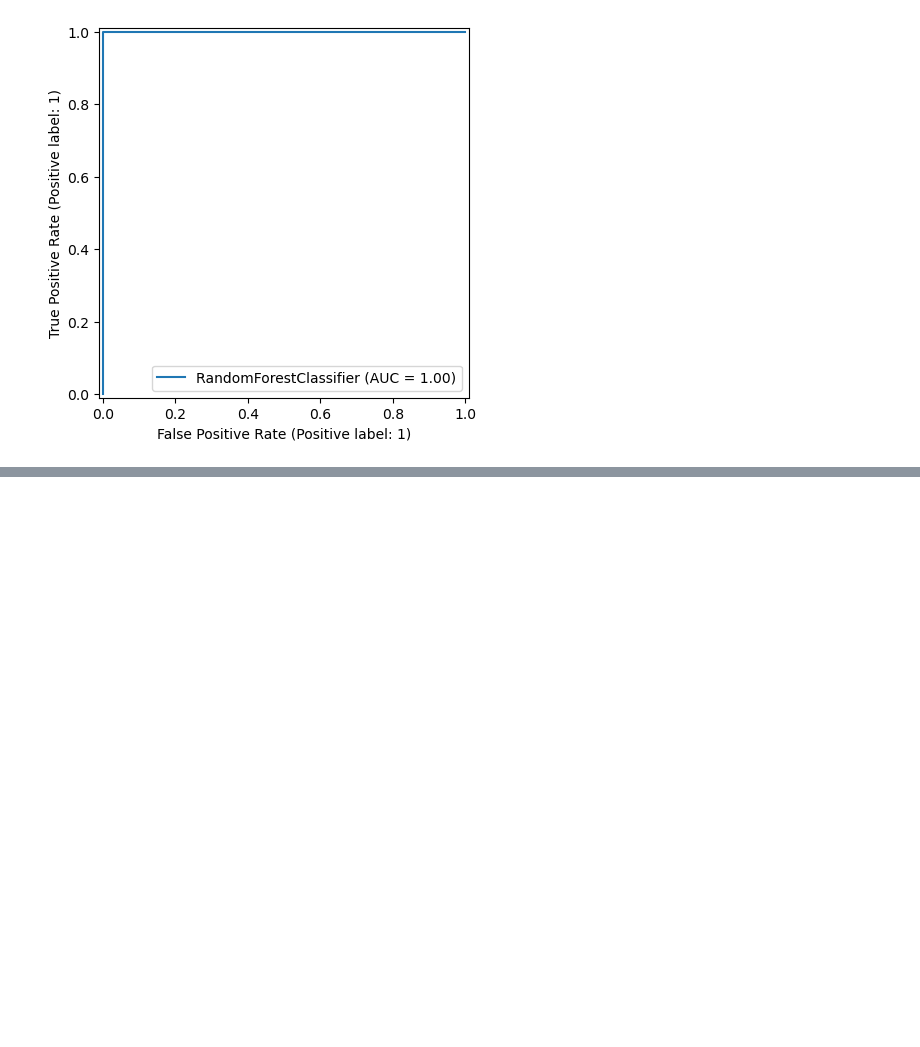
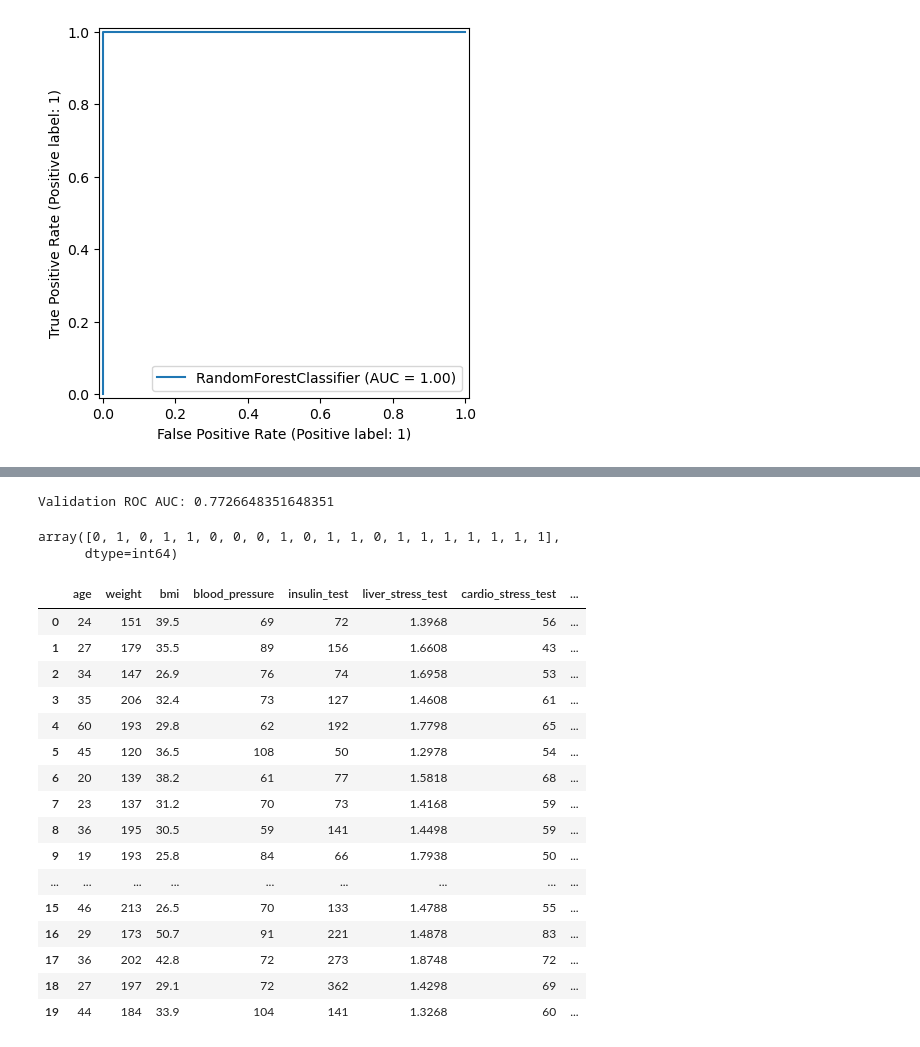
Before and after one commit to dsogden/Pluralsight_Assessment, a Jupyter notebook: assessment.ipynb, the cells around one changed output, grey strips where cells are left out. Saved outputs shown, nothing was run; the diff lists cells and outputs as text; code cells hidden in the pictures; blank space fills up the shorter version.

```diff
--- a/assessment.ipynb
+++ b/assessment.ipynb
@@ -261,0 +368,65 @@ RocCurveDisplay.from_estimator(rfc, X_val, y_val)
+# %%
+columns = [
+    'age', 'bmi', 'weight', 'height', 'blood_pressure', 'insulin_test', 'liver_stress_test',
+    'cardio_stress_test', 'years_smoking'
+]
+
+X = train_copy[columns]
+y = train_copy.zeta_disease
+X_train, X_val, y_train, y_val = train_test_split(
+    X, y, shuffle=True, stratify=y, test_size=0.2, random_state=1
+)
+# %%
+from sklearn.model_selection import RandomizedSearchCV
+
+param_distributions = {
+    'n_estimators': np.arange(100, 500, 100),
+    'max_depth': np.arange(1, 11, 2),
+    'min_samples_split': np.arange(2, 9, 2),
+    'min_samples_leaf': np.arange(1, 5, 2),
+}
+rf = RandomForestClassifier()
+
+random_search = RandomizedSearchCV(rf, param_distributions, n_iter=50, cv=5, random_state=42)
+random_search.fit(X_train, y_train)
+
+best_params = random_search.best_params_
+
+rf_best = RandomForestClassifier(**best_params)
+rf_best.fit(X_train, y_train)
+
+# Evaluate the model on the test set
+y_pred = rf_best.predict(X_val)
+valid_rocauc = roc_auc_score(y_val, y_pred)
+print(f"Validation ROC AUC: {valid_rocauc}")
+# %% [output]
+Validation ROC AUC: 0.7726648351648351
+# %%
+test_set['weight_kg'] = test_set['weight'] / 2.205
+test_set['height'] = np.sqrt(test_set['weight_kg'] / test_set['bmi']) * 3.281
+test_predictions = rf_best.predict(test_set[columns])
+test_predictions
+# %% [output]
+array([0, 1, 0, 1, 1, 0, 0, 0, 1, 0, 1, 1, 0, 1, 1, 1, 1, 1, 1, 1],
+      dtype=int64)
+# %%
+test_set.zeta_disease = test_predictions
+test_set
+# %% [output]
+|  | age | weight | bmi | blood_pressure | insulin_test | liver_stress_test | cardio_stress_test | ... |
+| 0 | 24 | 151 | 39.5 | 69 | 72 | 1.3968 | 56 | ... |
+| 1 | 27 | 179 | 35.5 | 89 | 156 | 1.6608 | 43 | ... |
+| 2 | 34 | 147 | 26.9 | 76 | 74 | 1.6958 | 53 | ... |
+| 3 | 35 | 206 | 32.4 | 73 | 127 | 1.4608 | 61 | ... |
+| 4 | 60 | 193 | 29.8 | 62 | 192 | 1.7798 | 65 | ... |
+| 5 | 45 | 120 | 36.5 | 108 | 50 | 1.2978 | 54 | ... |
+| 6 | 20 | 139 | 38.2 | 61 | 77 | 1.5818 | 68 | ... |
+| 7 | 23 | 137 | 31.2 | 70 | 73 | 1.4168 | 59 | ... |
+| 8 | 36 | 195 | 30.5 | 59 | 141 | 1.4498 | 59 | ... |
+| 9 | 19 | 193 | 25.8 | 84 | 66 | 1.7938 | 50 | ... |
+| ... | ... | ... | ... | ... | ... | ... | ... | ... |
+| 15 | 46 | 213 | 26.5 | 70 | 133 | 1.4788 | 55 | ... |
+| 16 | 29 | 173 | 50.7 | 91 | 221 | 1.4878 | 83 | ... |
+| 17 | 36 | 202 | 42.8 | 72 | 273 | 1.8748 | 72 | ... |
+| 18 | 27 | 197 | 29.1 | 72 | 362 | 1.4298 | 69 | ... |
+| 19 | 44 | 184 | 33.9 | 104 | 141 | 1.3268 | 60 | ... |
```
Also changed, not shown: parts of 24 cells of this notebook, 1 other file.
